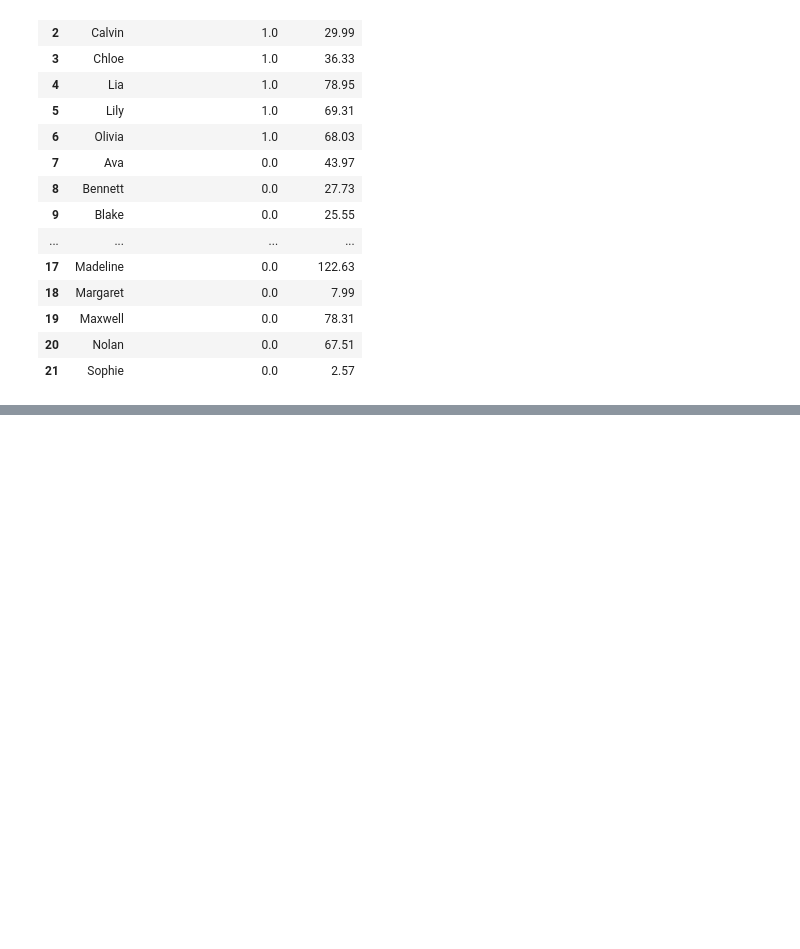
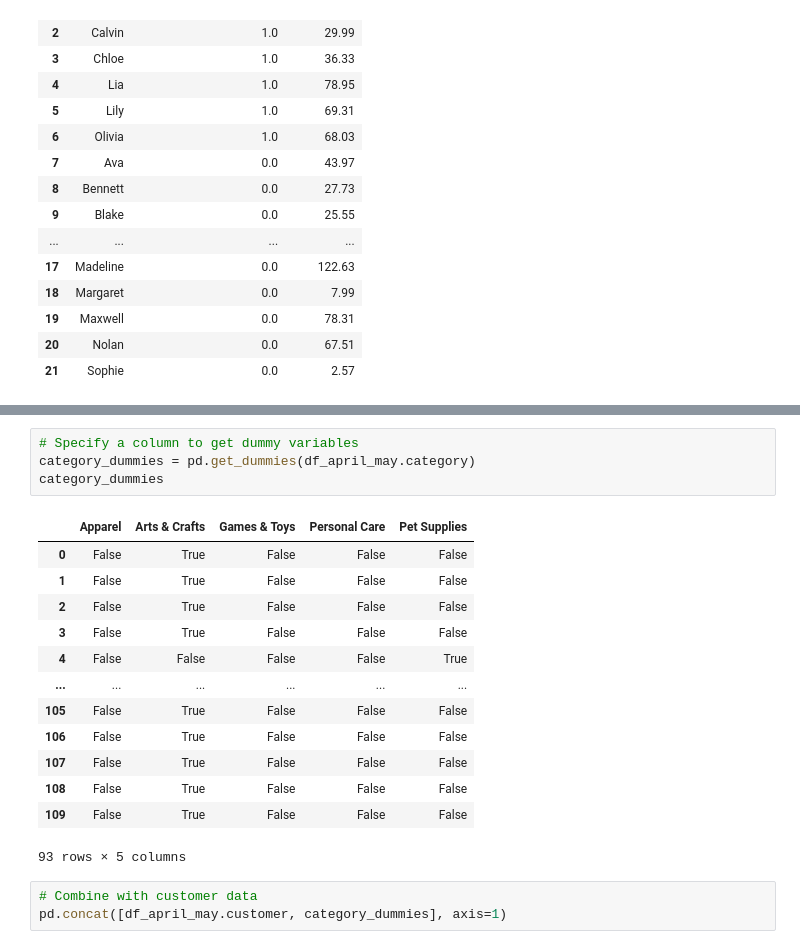
Before and after one commit to sairaawahid/Data-Science-in-Python-Data-Prep-and-EDA, a Jupyter notebook: 5. Preparing for Modeling/Preparing_for_modeling.ipynb, the cells around one changed output, grey strips where cells are left out. Cells and saved outputs as stored; diff of their text form; blank space fills up the shorter version.

```diff
--- a/5. Preparing for Modeling/Preparing_for_modeling.ipynb
+++ b/5. Preparing for Modeling/Preparing_for_modeling.ipynb
@@ -520,0 +539,21 @@ model_df
+# %%
+# Specify a column to get dummy variables
+category_dummies = pd.get_dummies(df_april_may.category)
+category_dummies
+# %% [output]
+|  | Apparel | Arts & Crafts | Games & Toys | Personal Care | Pet Supplies |
+| 0 | False | True | False | False | False |
+| 1 | False | True | False | False | False |
+| 2 | False | True | False | False | False |
+| 3 | False | True | False | False | False |
+| 4 | False | False | False | False | True |
+| ... | ... | ... | ... | ... | ... |
+| 105 | False | True | False | False | False |
+| 106 | False | True | False | False | False |
+| 107 | False | True | False | False | False |
+| 108 | False | True | False | False | False |
+| 109 | False | True | False | False | False |
+93 rows × 5 columns
+# %%
+# Combine with customer data
+pd.concat([df_april_may.customer, category_dummies], axis=1)
```
Also changed, not shown: parts of 9 cells of this notebook.
